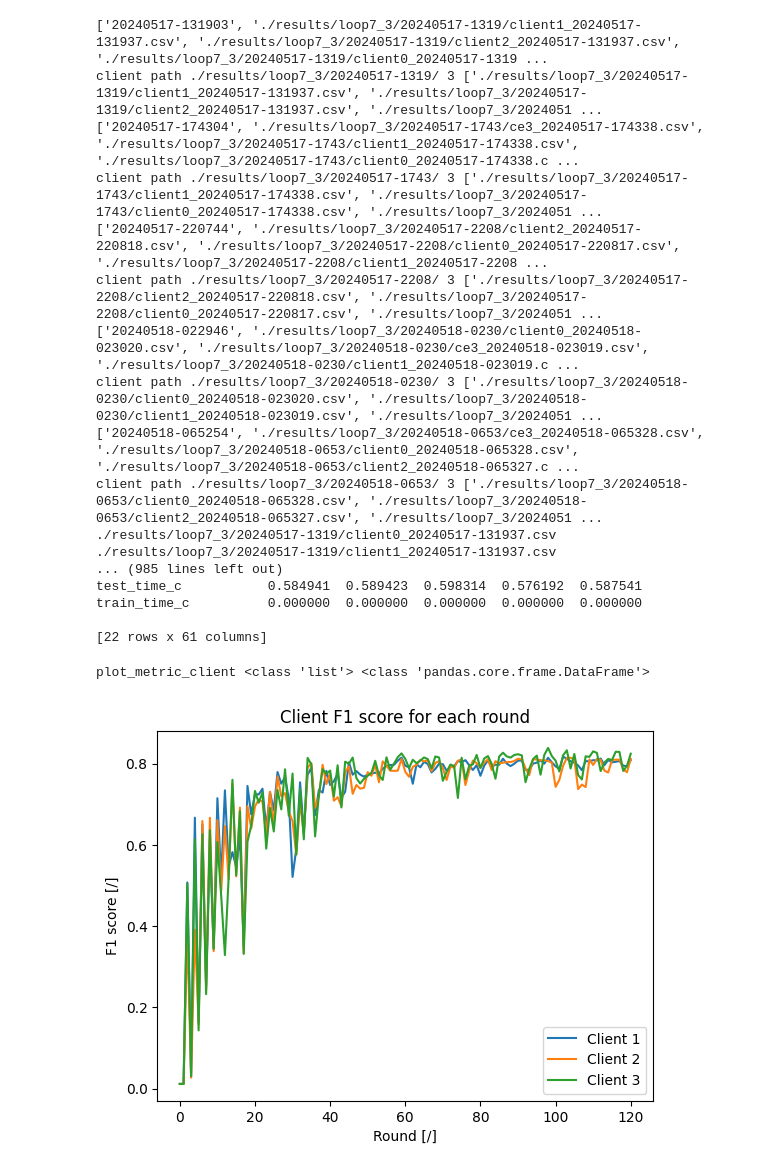
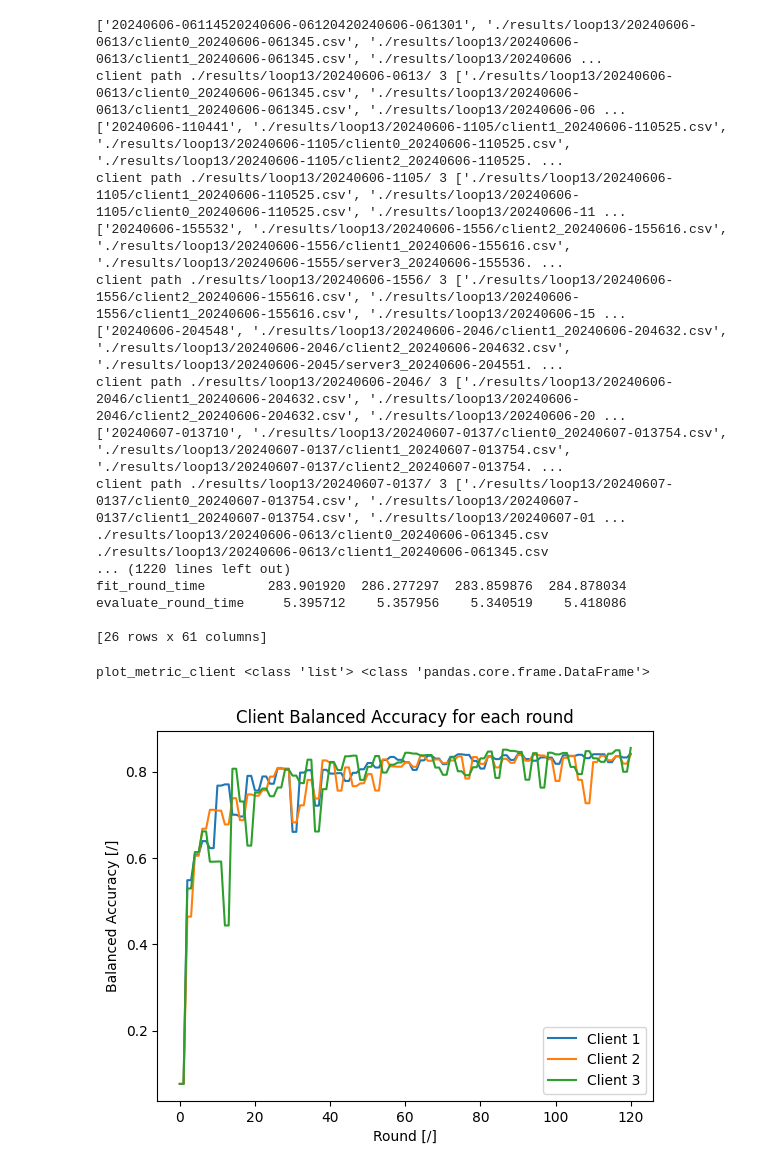
Before and after one commit to marielonfils/CCAFLR, a Jupyter notebook: src/results.ipynb, the cells around one changed output. Drawn from its saved outputs; the diff is of its cells as text; code cells hidden in the pictures.

```diff
--- a/src/results.ipynb
+++ b/src/results.ipynb
@@ -5,5 +8,5 @@ import numpy as np
 # %%
-pl=PlotResults("./results/loop5/xp_101_enc_noce_8_60.txt","8 clients ")
+pl=PlotResults("./results/loop11/xp_101_enc_noce8_60.txt","8 clients ",pred=True)
 # %% [output]
 /home/mlonfils/Documents/Doctorat/fork/CCAFLR/src
 
@@ -39,26 +45,26 @@ pl.plot_server_m_r(["8 clients "],metrics=["f1"]) #"accuracy", "precision", "rec
 # %%
-pl.load_xp("./results/loop7_3/xp_101_enc_noce_3_60.txt","3 clients ",pred=True)
+pl.load_xp("./results/loop13/xp_101_enc_noce3_60.txt","3 clients ",pred=True)
 # %% [output]
-['20240517-131903', './results/loop7_3/20240517-1319/client1_20240517-131937.csv', './results/loop7_3/20240517-1319/client2_20240517-131937.csv', './results/loop7_3/20240517-1319/client0_20240517-1319 ...
-client path ./results/loop7_3/20240517-1319/ 3 ['./results/loop7_3/20240517-1319/client1_20240517-131937.csv', './results/loop7_3/20240517-1319/client2_20240517-131937.csv', './results/loop7_3/2024051 ...
-['20240517-174304', './results/loop7_3/20240517-1743/ce3_20240517-174338.csv', './results/loop7_3/20240517-1743/client1_20240517-174338.csv', './results/loop7_3/20240517-1743/client0_20240517-174338.c ...
-client path ./results/loop7_3/20240517-1743/ 3 ['./results/loop7_3/20240517-1743/client1_20240517-174338.csv', './results/loop7_3/20240517-1743/client0_20240517-174338.csv', './results/loop7_3/2024051 ...
-['20240517-220744', './results/loop7_3/20240517-2208/client2_20240517-220818.csv', './results/loop7_3/20240517-2208/client0_20240517-220817.csv', './results/loop7_3/20240517-2208/client1_20240517-2208 ...
-client path ./results/loop7_3/20240517-2208/ 3 ['./results/loop7_3/20240517-2208/client2_20240517-220818.csv', './results/loop7_3/20240517-2208/client0_20240517-220817.csv', './results/loop7_3/2024051 ...
-['20240518-022946', './results/loop7_3/20240518-0230/client0_20240518-023020.csv', './results/loop7_3/20240518-0230/ce3_20240518-023019.csv', './results/loop7_3/20240518-0230/client1_20240518-023019.c ...
-client path ./results/loop7_3/20240518-0230/ 3 ['./results/loop7_3/20240518-0230/client0_20240518-023020.csv', './results/loop7_3/20240518-0230/client1_20240518-023019.csv', './results/loop7_3/2024051 ...
-['20240518-065254', './results/loop7_3/20240518-0653/ce3_20240518-065328.csv', './results/loop7_3/20240518-0653/client0_20240518-065328.csv', './results/loop7_3/20240518-0653/client2_20240518-065327.c ...
-client path ./results/loop7_3/20240518-0653/ 3 ['./results/loop7_3/20240518-0653/client0_20240518-065328.csv', './results/loop7_3/20240518-0653/client2_20240518-065327.csv', './results/loop7_3/2024051 ...
-./results/loop7_3/20240517-1319/client0_20240517-131937.csv
-./results/loop7_3/20240517-1319/client1_20240517-131937.csv
-... (985 lines left out)
-test_time_c           0.584941  0.589423  0.598314  0.576192  0.587541
-train_time_c          0.000000  0.000000  0.000000  0.000000  0.000000
+['20240606-06114520240606-06120420240606-061301', './results/loop13/20240606-0613/client0_20240606-061345.csv', './results/loop13/20240606-0613/client1_20240606-061345.csv', './results/loop13/20240606 ...
+client path ./results/loop13/20240606-0613/ 3 ['./results/loop13/20240606-0613/client0_20240606-061345.csv', './results/loop13/20240606-0613/client1_20240606-061345.csv', './results/loop13/20240606-06 ...
+['20240606-110441', './results/loop13/20240606-1105/client1_20240606-110525.csv', './results/loop13/20240606-1105/client0_20240606-110525.csv', './results/loop13/20240606-1105/client2_20240606-110525. ...
+client path ./results/loop13/20240606-1105/ 3 ['./results/loop13/20240606-1105/client1_20240606-110525.csv', './results/loop13/20240606-1105/client0_20240606-110525.csv', './results/loop13/20240606-11 ...
+['20240606-155532', './results/loop13/20240606-1556/client2_20240606-155616.csv', './results/loop13/20240606-1556/client1_20240606-155616.csv', './results/loop13/20240606-1555/server3_20240606-155536. ...
+client path ./results/loop13/20240606-1556/ 3 ['./results/loop13/20240606-1556/client2_20240606-155616.csv', './results/loop13/20240606-1556/client1_20240606-155616.csv', './results/loop13/20240606-15 ...
+['20240606-204548', './results/loop13/20240606-2046/client1_20240606-204632.csv', './results/loop13/20240606-2046/client2_20240606-204632.csv', './results/loop13/20240606-2045/server3_20240606-204551. ...
+client path ./results/loop13/20240606-2046/ 3 ['./results/loop13/20240606-2046/client1_20240606-204632.csv', './results/loop13/20240606-2046/client2_20240606-204632.csv', './results/loop13/20240606-20 ...
+['20240607-013710', './results/loop13/20240607-0137/client0_20240607-013754.csv', './results/loop13/20240607-0137/client1_20240607-013754.csv', './results/loop13/20240607-0137/client2_20240607-013754. ...
+client path ./results/loop13/20240607-0137/ 3 ['./results/loop13/20240607-0137/client0_20240607-013754.csv', './results/loop13/20240607-0137/client1_20240607-013754.csv', './results/loop13/20240607-01 ...
+./results/loop13/20240606-0613/client0_20240606-061345.csv
+./results/loop13/20240606-0613/client1_20240606-061345.csv
+... (1220 lines left out)
+fit_round_time        283.901920  286.277297  283.859876  284.878034
+evaluate_round_time     5.395712    5.357956    5.340519    5.418086
 
-[22 rows x 61 columns]
+[26 rows x 61 columns]
 # %%
-pl.plot_client_m_r(xp_name="3",metrics=["F1 score"]) #["Accuracy", "Precision", "Recall", "F1 score", "Balanced Accuracy", "Loss", "Train time", "Test time"]
+pl.plot_client_m_r(xp_name="3 clients ",metrics=["Balanced Accuracy"]) #["Accuracy", "Precision", "Recall", "F1 score", "Balanced Accuracy", "Loss", "Train time", "Test time"]
 # %% [output]
 plot_metric_client <class 'list'> <class 'pandas.core.frame.DataFrame'>
-[figure, old version]
+[figure, new version]
 # %%
```
Also changed, not shown: parts of 34 cells of this notebook, 10 other files.
